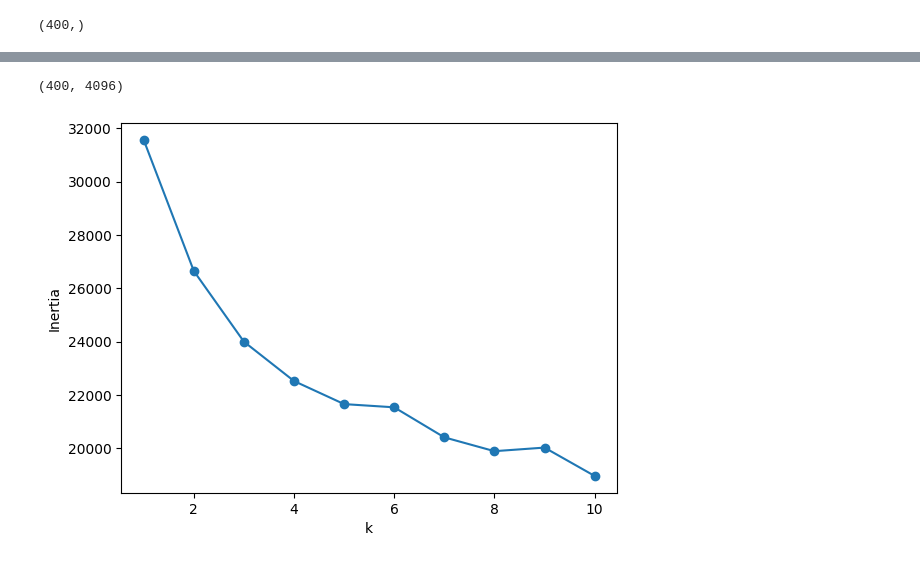
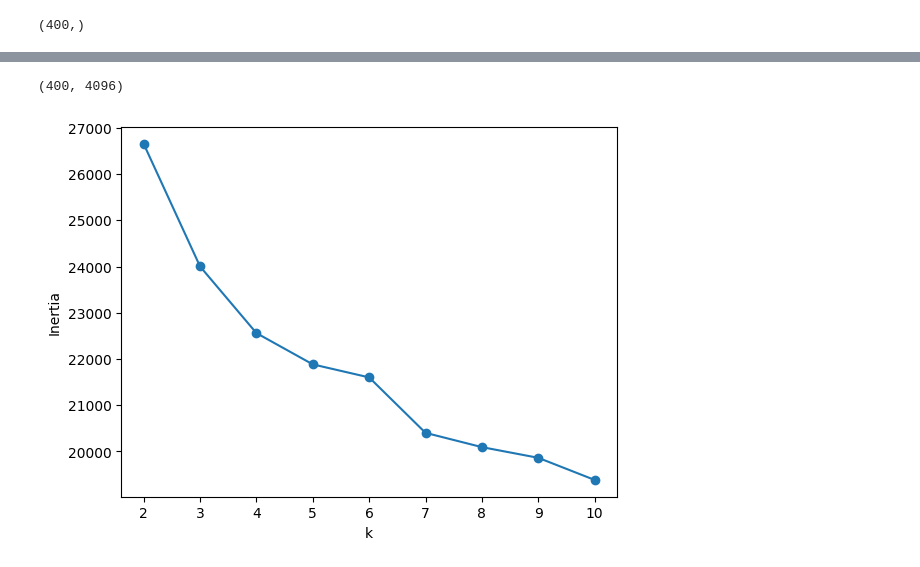
Before and after one commit to berkasin01/hands_on_ml, a Jupyter notebook: chapter_9/olivetti_exercise.ipynb, the cells around one changed output, grey strips where cells are left out. Saved outputs shown, nothing was run; the diff lists cells and outputs as text; code cells hidden in the pictures.

```diff
--- a/chapter_9/olivetti_exercise.ipynb
+++ b/chapter_9/olivetti_exercise.ipynb
@@ -33,22 +13,23 @@ array([ 0,  0,  0,  0,  0,  0,  0,  0,  0,  0,  1,  1,  1,  1,  1,  1,  1,
 # %%
 from sklearn.cluster import KMeans
 from matplotlib import pyplot as plt
+
 X = olivetti_faces.images.reshape(len(olivetti_faces.images), -1)
-print(X.shape)  # (400, 4096)
+print(X.shape)
 
-r = range(1,11)
+r = range(2,11)
 
 inertias = []
 for i in r:
     kmeans = KMeans(n_clusters=i)
     kmeans.fit(X)
     inertia = kmeans.inertia_
     inertias.append(inertia)
 
 plt.plot(r,inertias,marker='o')
 plt.xlabel("k")
 plt.ylabel("Inertia")
 plt.show()
 # %% [output]
 (400, 4096)
-[figure, old version]
+[figure, new version]
```
Also changed, not shown: parts of 4 cells of this notebook.
